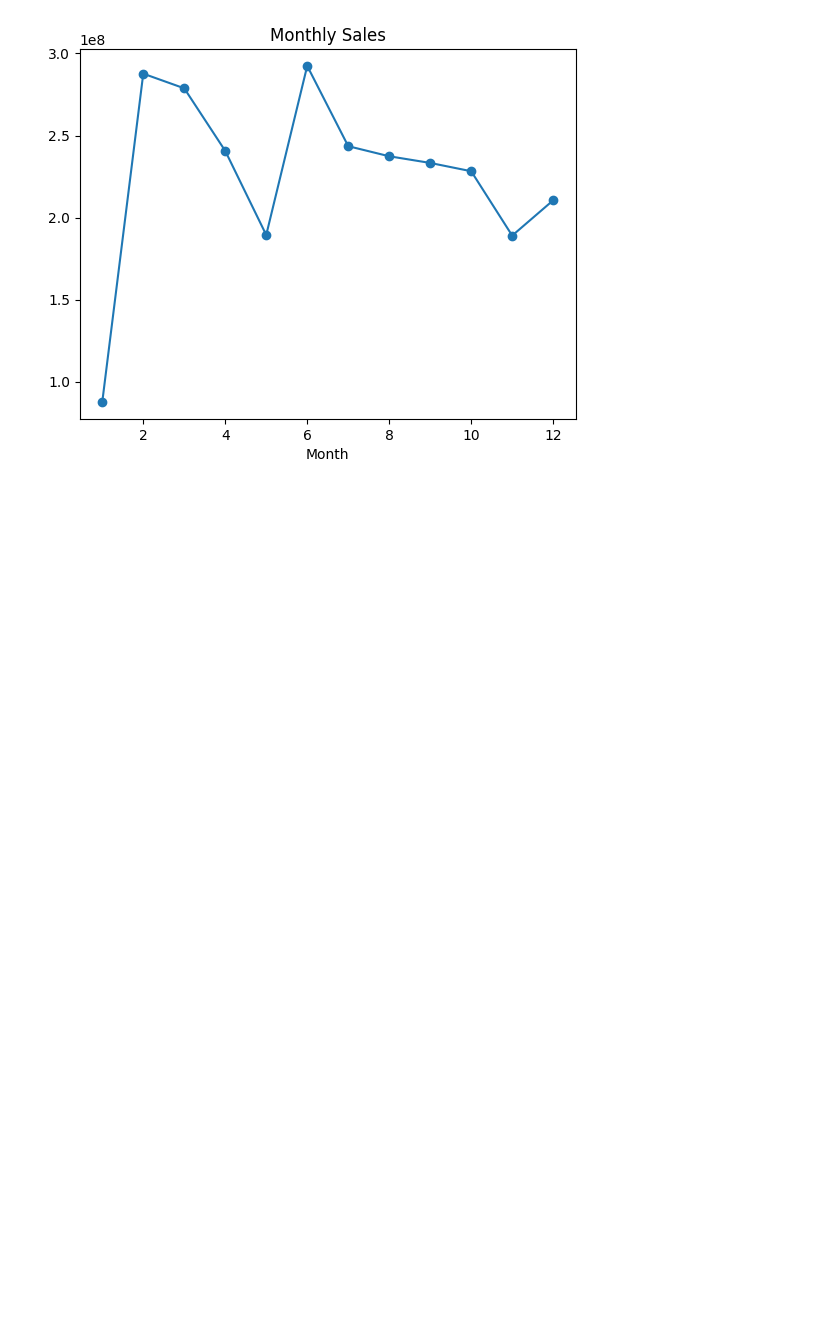
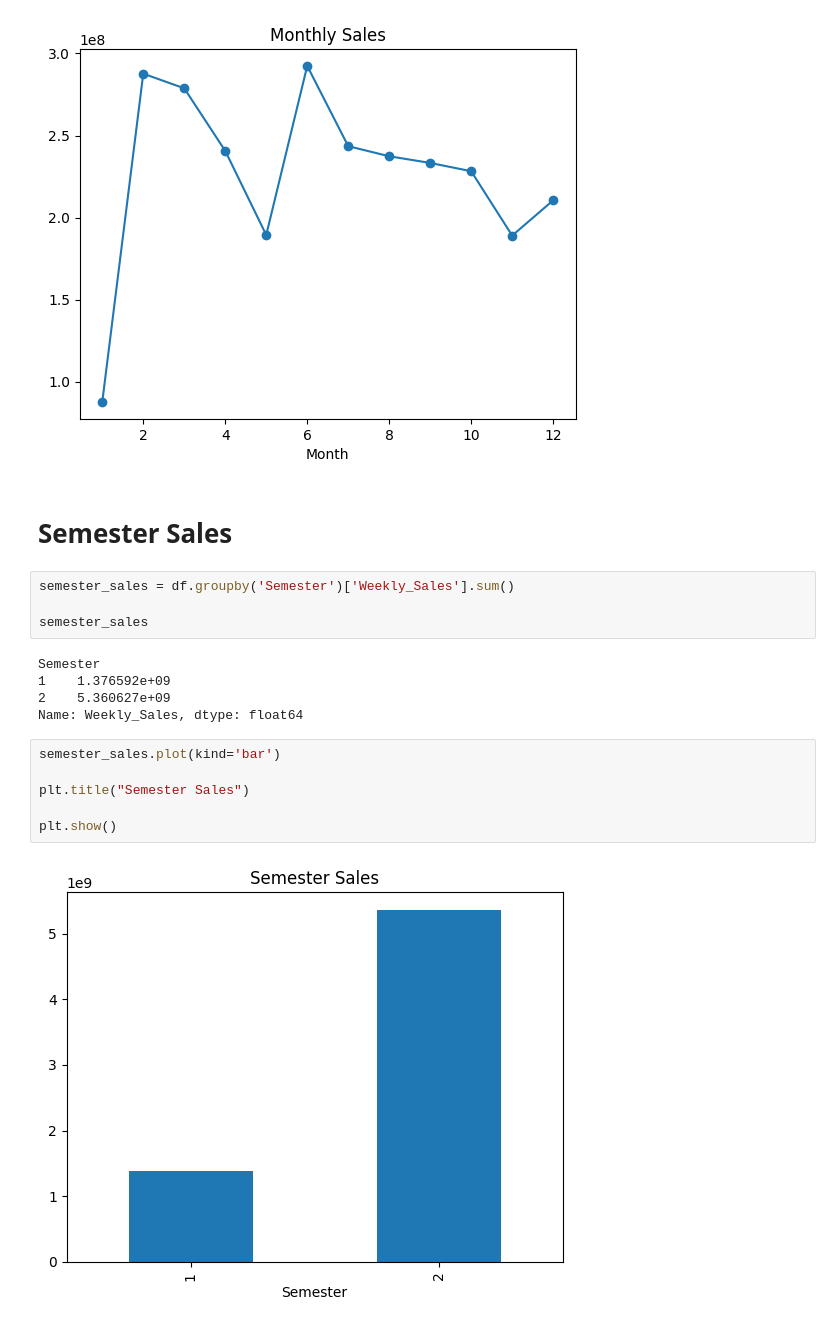
Before and after one commit to Tuffour0/Walmart, a Jupyter notebook: Walmart/walmart sales -1.ipynb, the cells around one changed output. Saved outputs shown, nothing was run; the diff lists cells and outputs as text; blank space fills up the shorter version.

```diff
--- a/Walmart/walmart sales -1.ipynb
+++ b/Walmart/walmart sales -1.ipynb
@@ -352,3 +352,22 @@ plt.title("Monthly Sales")
 plt.show()
 # %% [output]
 [figure]
+# %% [markdown]
+# Semester Sales
+# %%
+semester_sales = df.groupby('Semester')['Weekly_Sales'].sum()
+
+semester_sales
+# %% [output]
+Semester
+1    1.376592e+09
+2    5.360627e+09
+Name: Weekly_Sales, dtype: float64
+# %%
+semester_sales.plot(kind='bar')
+
+plt.title("Semester Sales")
+
+plt.show()
+# %% [output]
+[figure, added]
```
Also changed, not shown: parts of 21 cells of this notebook, 3 other files.
